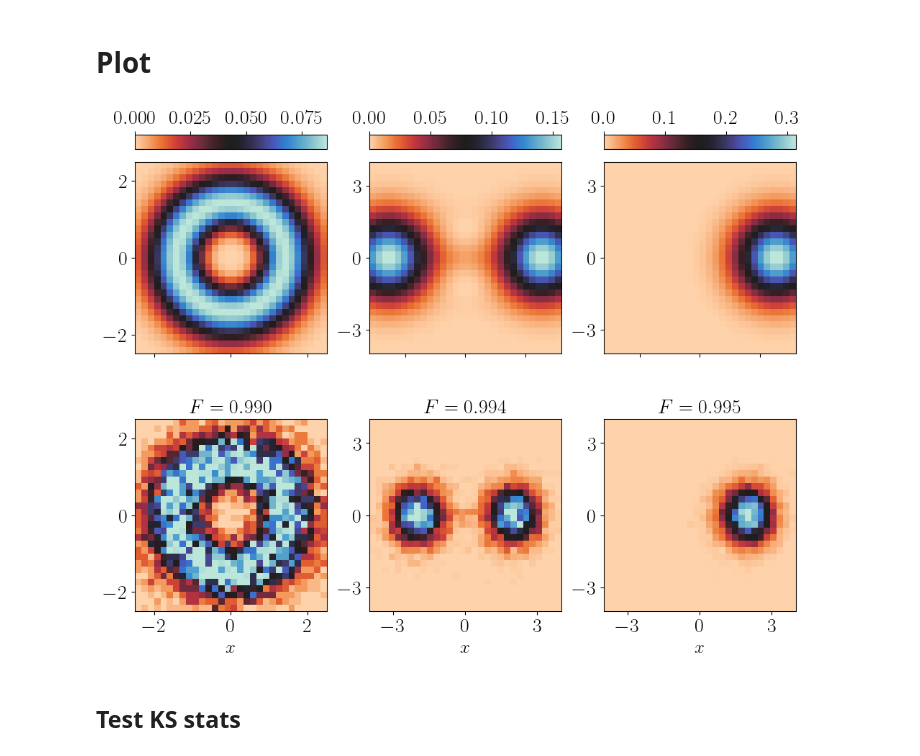
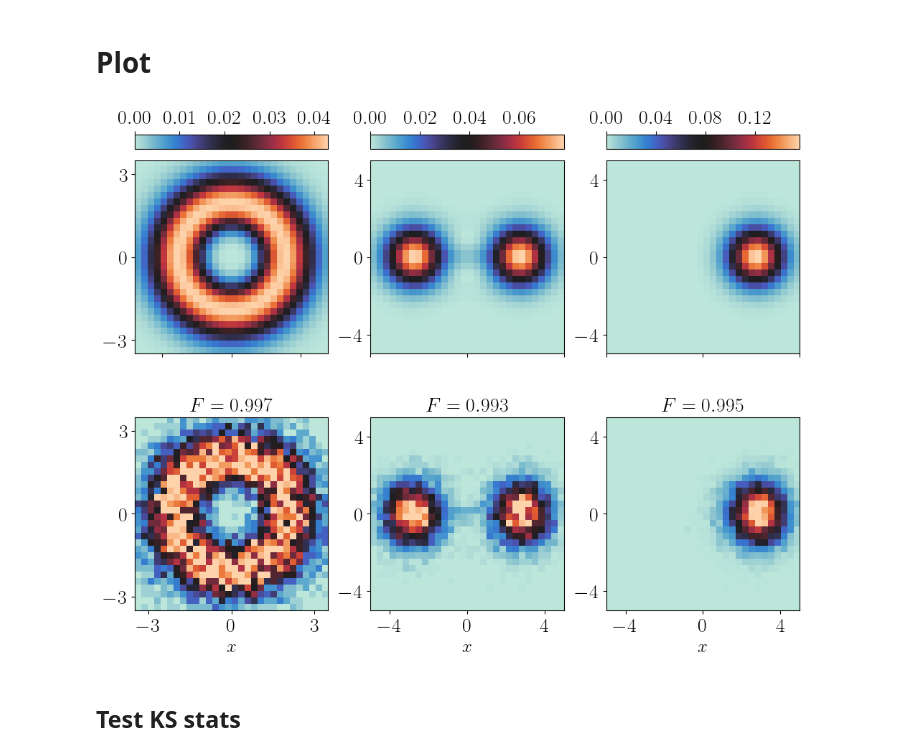
Before and after one commit to ingstra/qubitdyne, a Jupyter notebook: heterodyne_plot_states_fidelities.ipynb, the cells around one changed output. Saved outputs shown, nothing was run; the diff lists cells and outputs as text; code cells hidden in the pictures.

```diff
--- a/heterodyne_plot_states_fidelities.ipynb
+++ b/heterodyne_plot_states_fidelities.ipynb
@@ -173,11 +173,11 @@ quadmeas_cat = Parallel(n_jobs=-1, verbose=1, backend="loky")(delayed(get_hetero
 [Parallel(n_jobs=-1)]: Done 9736 tasks      | elapsed:  1.3min
 [Parallel(n_jobs=-1)]: Done 10000 out of 10000 | elapsed:  1.3min finished
 # %%
-k=4 # phase space outer limit
+k=5 # phase space outer limit
 Nbins=30
 
 xvec = np.linspace(-k,k,Nbins)
-Q_comp_cat = qfunc(initial_cavity_cat, xvec, xvec, g=2) # ideal Q-function
+Q_comp_cat = qfunc(initial_cavity_cat, xvec, xvec) # ideal Q-function
 
 real_meas_cat = np.real(np.array(quadmeas_cat))
 imag_meas_cat = np.imag(np.array(quadmeas_cat))
@@ -311,6 +316,6 @@ quadmeas_coherent = Parallel(n_jobs=-1, verbose=1, backend="loky")(delayed(get_h
 # %%
 xvec = np.linspace(-k,k,Nbins)
-Q_comp_coherent = qfunc(initial_cavity_coherent, xvec, xvec, g=2) # ideal Q-function
+Q_comp_coherent = qfunc(initial_cavity_coherent, xvec, xvec) # ideal Q-function
 
 real_meas_coherent = np.real(np.array(quadmeas_coherent))
 imag_meas_coherent = np.imag(np.array(quadmeas_coherent))
@@ -392,7 +397,7 @@ plt.tight_layout()
 ## Fock
 # %%
 initial_cavity_fock = fock(N,2)
-k_fock=2.5
+k_fock=3.5
 # %%
 #set seed for reproducible results. Otherwise it may vary a little bit depending on the random measurement results.
 np.random.seed(8888)
@@ -416,6 +422,6 @@ quadmeas_fock = Parallel(n_jobs=-1, verbose=1, backend="loky")(delayed(get_heter
 # %%
 xvec = np.linspace(-k_fock,k_fock,Nbins)
-Q_comp_fock = qfunc(initial_cavity_fock, xvec, xvec, g=2) # ideal Q-function
+Q_comp_fock = qfunc(initial_cavity_fock, xvec, xvec) # ideal Q-function
 
 real_meas_fock = np.real(np.array(quadmeas_fock))
 imag_meas_fock = np.imag(np.array(quadmeas_fock))
@@ -498,7 +504,7 @@ fig, ax = plt.subplots(3,3, figsize=(10,8), gridspec_kw={"width_ratios":[1,1,1],
 vmax_fock = np.max(Q_comp_fock)
 vmin=0
 
-cmap=sns.color_palette("icefire_r", as_cmap=True)
+cmap=sns.color_palette("icefire", as_cmap=True)
 
 #cmap =sns.color_palette("blend:#EDA,#7AB", as_cmap=True)
 
@@ -508,11 +514,12 @@ cmap=sns.color_palette("icefire_r", as_cmap=True)
 fig1 = ax[1,0].imshow(Q_comp_fock,extent=[-k_fock,k_fock,-k_fock,k_fock], cmap=cmap, vmin=vmin, vmax=vmax_fock)
 fig2=ax[2,0].imshow(hist_fock, extent=[-k_fock,k_fock,-k_fock,k_fock], cmap=cmap, vmin=vmin, vmax=vmax_fock)
 ax[1,0].xaxis.set_tick_params(labelbottom=False)
-ax[1,0].set_yticks([-2, 0, 2])
-ax[2,0].set_xticks([-2, 0, 2])
+ax[1,0].set_yticks([-3, 0, 3])
+ax[2,0].set_xticks([-3, 0, 3])
+ax[2,0].set_yticks([-3, 0, 3])
 
 cb1 = fig.colorbar(fig2, cax=ax[0,0], orientation = 'horizontal')
-tick_locator = ticker.MaxNLocator(nbins=4)
+tick_locator = ticker.MaxNLocator(nbins=5)
 cb1.locator = tick_locator
 cb1.update_ticks()
 
@@ -522,43 +529,51 @@ ax[0,0].xaxis.set_ticks_position('top')
 ax[2,0].set_title('$F=%.3f$'%np.round(f_fock,3))
 
 vmax_cat = np.max(Q_comp_cat)
 
 fig1 = ax[1,1].imshow(Q_comp_cat,extent=[-k,k,-k,k], cmap=cmap, vmin=vmin, vmax=vmax_cat)
 fig2=ax[2,1].imshow(hist_cat, extent=[-k,k,-k,k], cmap=cmap, vmin=vmin, vmax=vmax_cat)
 cb = fig.colorbar(fig2, cax=ax[0,1], orientation = 'horizontal')
 
 ax[0,1].xaxis.set_label_position('top')
 ax[0,1].xaxis.set_ticks_position('top')
-cb.set_ticks([0.0, 0.05, 0.1, 0.15])
+#cb.set_ticks([0.0, 0.035, 0.07])
+tick_locator = ticker.MaxNLocator(nbins=4)
+cb.locator = tick_locator
+cb.update_ticks()
+
 ax[1,1].xaxis.set_tick_params(labelbottom=False)
-ax[2,1].set_xticks([-3, 0, 3])
+ax[2,1].set_xticks([-4, 0,4])
 #ax[1,1].set_xticks([-3, 0, 3])
-ax[1,1].set_yticks([-3, 0, 3])
-ax[2,1].set_yticks([-3, 0, 3])
+ax[1,1].set_yticks([-4, 0,4])
+ax[2,1].set_yticks([-4, 0,4])
 vmax_coherent = np.max(Q_comp_coherent)
 ax[2,1].set_title('$F=%.3f$'%np.round(f_cat,3))
 
 fig1 = ax[1,2].imshow(Q_comp_coherent,extent=[-k,k,-k,k], cmap=cmap, vmin=vmin, vmax=vmax_coherent)
 fig2=ax[2,2].imshow(hist_coherent, extent=[-k,k,-k,k], cmap=cmap, vmin=vmin, vmax=vmax_coherent)
 cb = fig.colorbar(fig2, cax=ax[0,2], orientation='horizontal')
 ax[0,2].xaxis.set_label_position('top')
 ax[0,2].xaxis.set_ticks_position('top')
 ax[2,2].set_title('$F=%.3f$'%np.round(f_coherent,3))
-cb.set_ticks([0.0, 0.1, 0.2, 0.3])
+#cb.set_ticks([0.0, 0.1, 0.2, 0.3])
+tick_locator = ticker.MaxNLocator(nbins=4)
+cb.locator = tick_locator
+cb.update_ticks()
+
 ax[1,2].xaxis.set_tick_params(labelbottom=False)
 #ax[0,2].set_yticks([-3, 0, 3])
-ax[1,2].set_yticks([-3, 0, 3])
-ax[2,2].set_xticks([-3, 0, 3])
-ax[2,2].set_yticks([-3, 0, 3])
+ax[1,2].set_yticks([-4, 0,4])
+ax[2,2].set_xticks([-4, 0,4])
+ax[2,2].set_yticks([-4, 0,4])
 ax[2,2].set_xlabel('$x$')
 ax[2,1].set_xlabel('$x$')
 ax[2,0].set_xlabel('$x$')
 fig.set_constrained_layout_pads(w_pad=0.1, h_pad=-0.5, wspace=0., hspace=-0.5)
 fig.subplots_adjust(wspace = 0.4, hspace=-0.2)
 plt.tight_layout()
-#plt.savefig('heterodyne_states_fidelitites.pdf')
+#plt.savefig('heterodyne_states_fidelitites_rescaled.pdf')
 # %% [output]
-[figure, old version]
+[figure, new version]
 # %% [markdown]
 ## Test KS stats
 # %%
```
Also changed, not shown: parts of 12 cells of this notebook.
